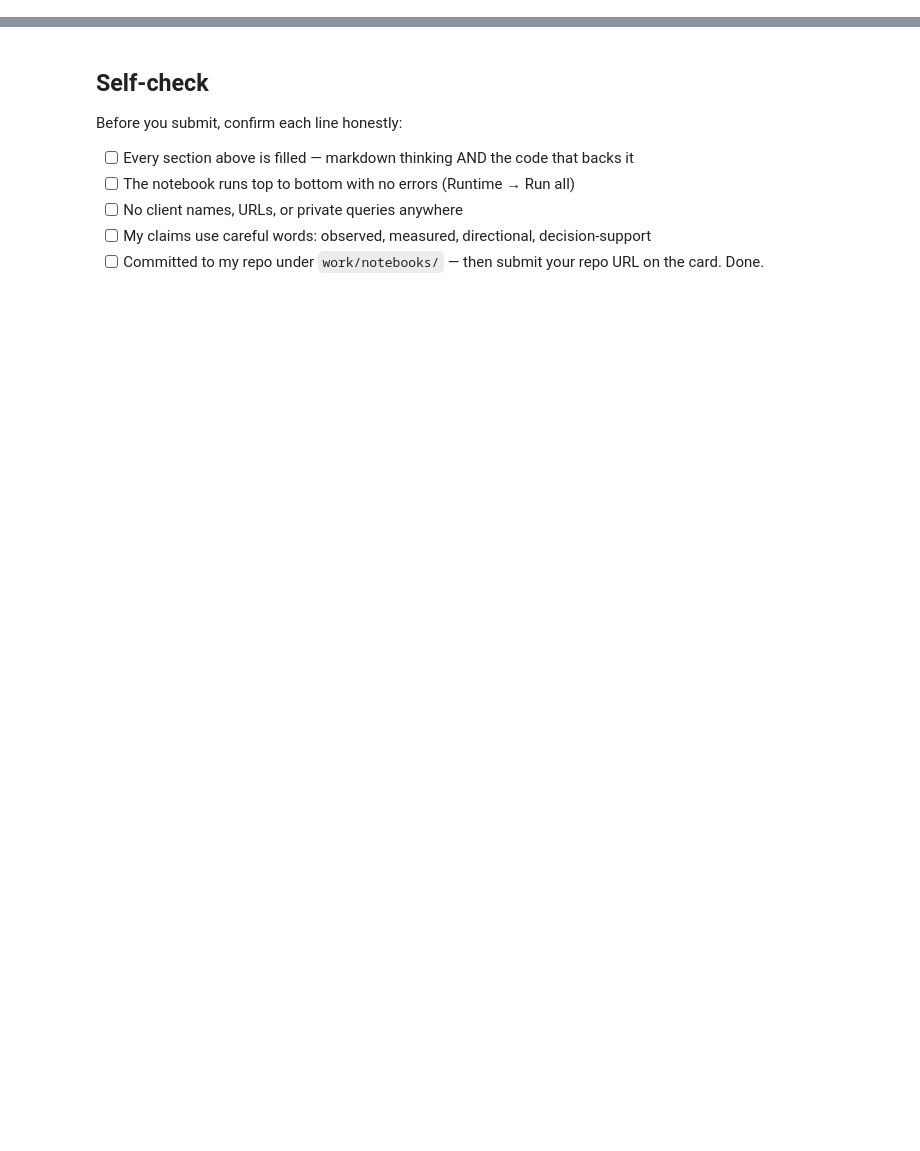
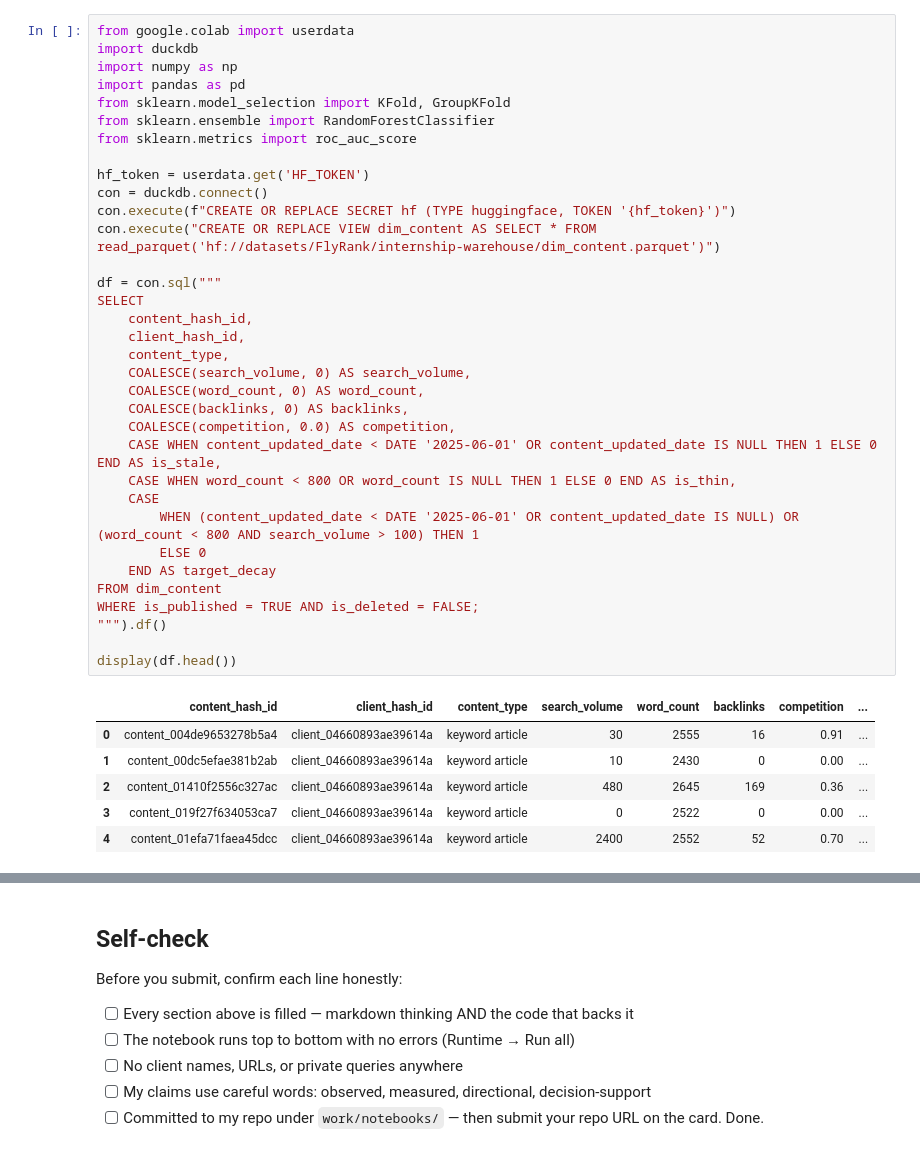
Before and after one commit to nnanwubeikenna-prog/ikenna-flyrank-ml-internship, a Jupyter notebook: work/notebooks/w06_validation_audit.ipynb, the cells around one changed output, grey strips where cells are left out. Cells and saved outputs as stored; diff of their text form; blank space fills up the shorter version.

```diff
--- a/work/notebooks/w06_validation_audit.ipynb
+++ b/work/notebooks/w06_validation_audit.ipynb
@@ -36,0 +15,41 @@ This skeleton is yours to fill. Work the sections **in order** — each one has
+# %%
+from google.colab import userdata
+import duckdb
+import numpy as np
+import pandas as pd
+from sklearn.model_selection import KFold, GroupKFold
+from sklearn.ensemble import RandomForestClassifier
+from sklearn.metrics import roc_auc_score
+
+hf_token = userdata.get('HF_TOKEN')
+con = duckdb.connect()
+con.execute(f"CREATE OR REPLACE SECRET hf (TYPE huggingface, TOKEN '{hf_token}')")
+con.execute("CREATE OR REPLACE VIEW dim_content AS SELECT * FROM read_parquet('hf://datasets/FlyRank/internship-warehouse/dim_content.parquet')")
+
+df = con.sql("""
+SELECT
+    content_hash_id,
+    client_hash_id,
+    content_type,
+    COALESCE(search_volume, 0) AS search_volume,
+    COALESCE(word_count, 0) AS word_count,
+    COALESCE(backlinks, 0) AS backlinks,
+    COALESCE(competition, 0.0) AS competition,
+    CASE WHEN content_updated_date < DATE '2025-06-01' OR content_updated_date IS NULL THEN 1 ELSE 0 END AS is_stale,
+    CASE WHEN word_count < 800 OR word_count IS NULL THEN 1 ELSE 0 END AS is_thin,
+    CASE
+        WHEN (content_updated_date < DATE '2025-06-01' OR content_updated_date IS NULL) OR (word_count < 800 AND search_volume > 100) THEN 1
+        ELSE 0
+    END AS target_decay
+FROM dim_content
+WHERE is_published = TRUE AND is_deleted = FALSE;
+""").df()
+
+display(df.head())
+# %% [output]
+|  | content_hash_id | client_hash_id | content_type | search_volume | word_count | backlinks | competition | ... |
+| 0 | content_004de9653278b5a4 | client_04660893ae39614a | keyword article | 30 | 2555 | 16 | 0.91 | ... |
+| 1 | content_00dc5efae381b2ab | client_04660893ae39614a | keyword article | 10 | 2430 | 0 | 0.00 | ... |
+| 2 | content_01410f2556c327ac | client_04660893ae39614a | keyword article | 480 | 2645 | 169 | 0.36 | ... |
+| 3 | content_019f27f634053ca7 | client_04660893ae39614a | keyword article | 0 | 2522 | 0 | 0.00 | ... |
+| 4 | content_01efa71faea45dcc | client_04660893ae39614a | keyword article | 2400 | 2552 | 52 | 0.70 | ... |
```
Also changed, not shown: parts of 15 cells of this notebook.
